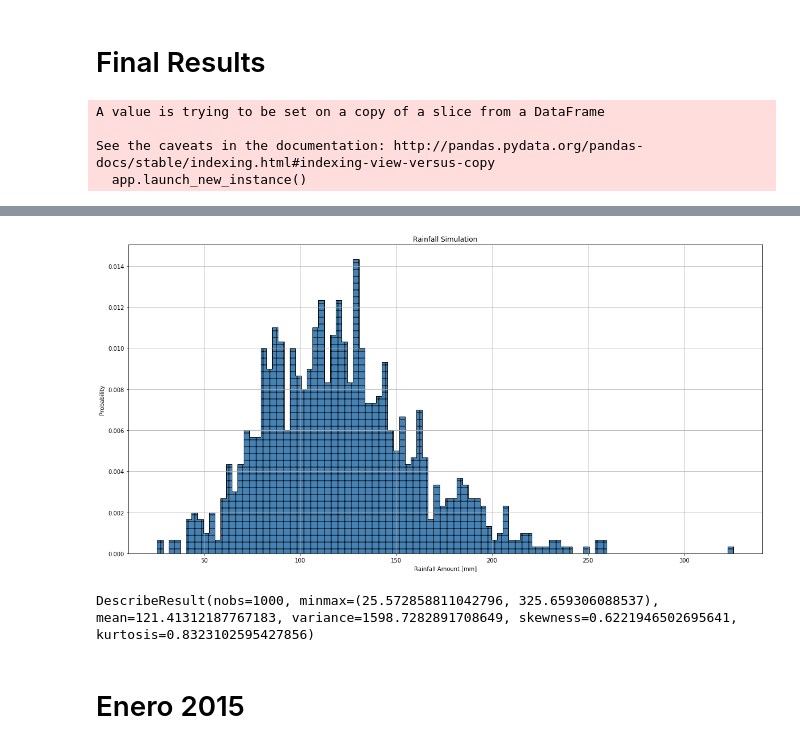
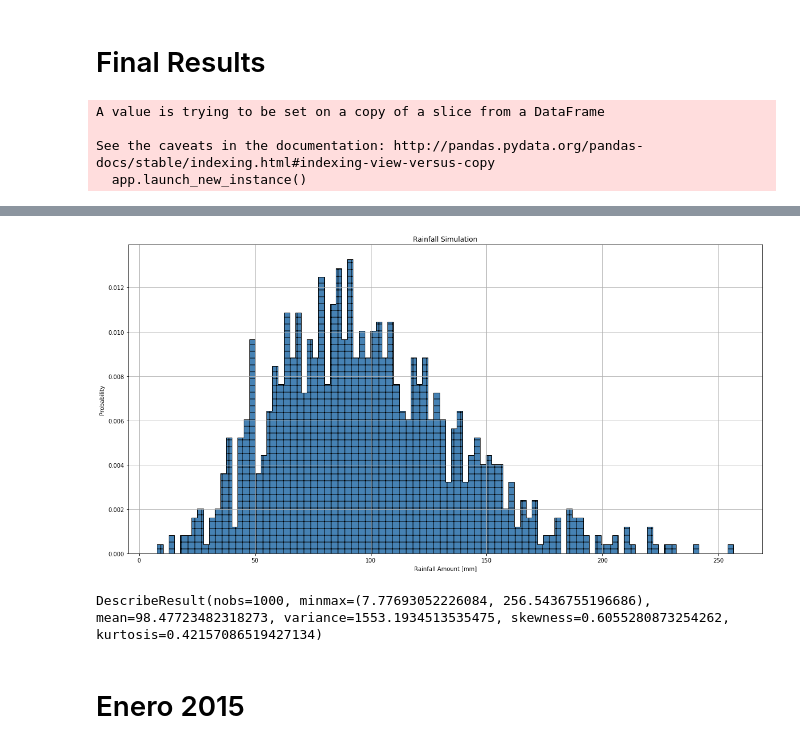
Before and after one commit to jesugome/WeatherDerivatives, a Jupyter notebook: code/rainfallSimulator_ProVersion_FinalResults.ipynb, the cells around one changed output, grey strips where cells are left out. Saved outputs shown, nothing was run; the diff lists cells and outputs as text; code cells hidden in the pictures.

```diff
--- a/code/rainfallSimulator_ProVersion_FinalResults.ipynb
+++ b/code/rainfallSimulator_ProVersion_FinalResults.ipynb
@@ -804,11 +794,11 @@ def optionRainfallCalculator(iterations, startDate, transitionsParametersDry, tr
     return rainfallPerIteration
 # %%
 test = optionRainfallCalculator(iterations=1000,
-                              startDate='2011-10-01',
+                              startDate='2012-03-01',
                               transitionsParametersDry= transitionsParametersDry ,
                               transitionsParametersWet = transitionsParametersWet,
                               amountParametersGamma = amountParametersGamma,
-                              optionMonthTerm = 6)
+                              optionMonthTerm = 3)
 # %% [output]
 A value is trying to be set on a copy of a slice from a DataFrame
 
@@ -819,5 +809,5 @@ The elapsed time over simulation is:  28.37704849243164  seconds.
-[figure, old version]
+[figure, new version]
-DescribeResult(nobs=1000, minmax=(25.572858811042796, 325.659306088537), mean=121.41312187767183, variance=1598.7282891708649, skewness=0.6221946502695641, kurtosis=0.8323102595427856)
+DescribeResult(nobs=1000, minmax=(7.77693052226084, 256.5436755196686), mean=98.47723482318273, variance=1553.1934513535475, skewness=0.6055280873254262, kurtosis=0.42157086519427134)
 # %% [markdown]
 # Enero 2015
 # %% [markdown]
```
Also changed, not shown: parts of 6 cells of this notebook, 5 other files.
